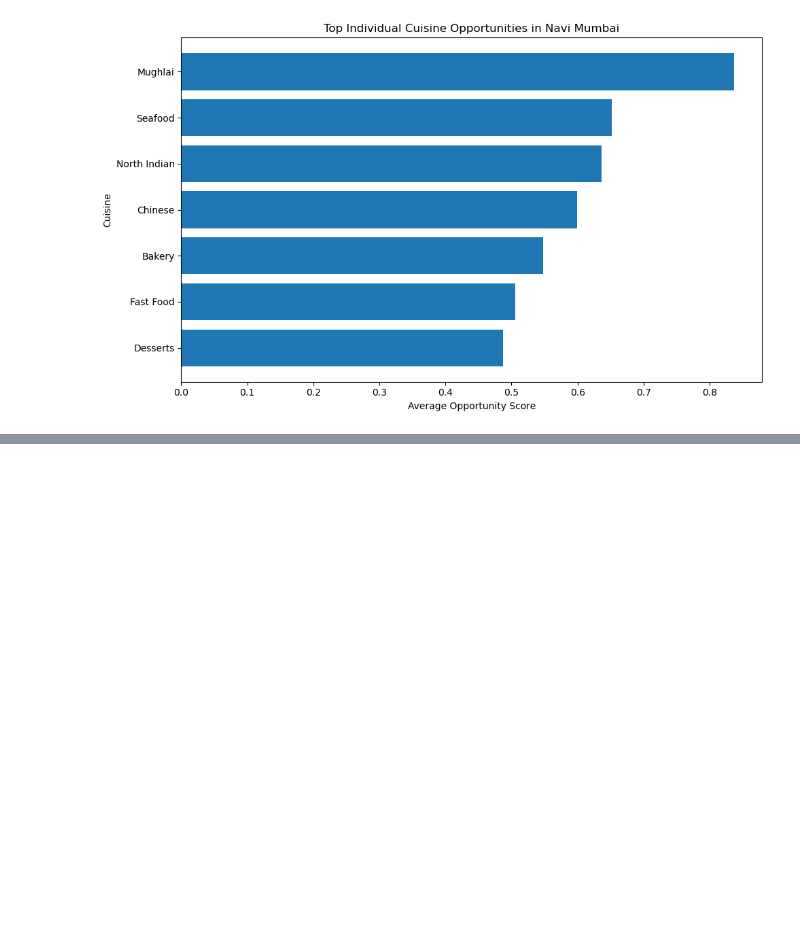
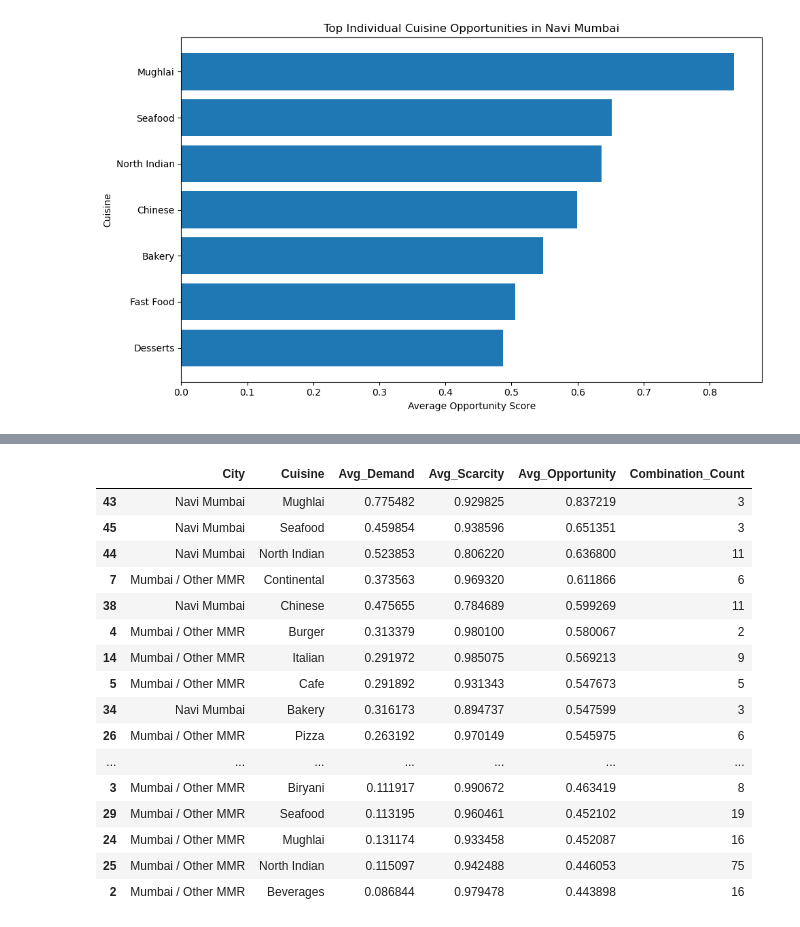
Before and after one commit to devika0624/mumbai-mmr-restaurant-market-intelligence, a Jupyter notebook: notebooks/02_mumbai_dataset_audit.ipynb, the cells around one changed output, grey strips where cells are left out. Cells and saved outputs as stored; diff of their text form; code cells hidden in the pictures; blank space fills up the shorter version.

```diff
--- a/notebooks/02_mumbai_dataset_audit.ipynb
+++ b/notebooks/02_mumbai_dataset_audit.ipynb
@@ -3852,0 +3915,31 @@ plt.show()
+# %%
+# Remove very small samples to make opportunity scores more reliable
+
+city_cuisine_reliable = city_cuisine[
+    city_cuisine["Combination_Count"] >= 2
+].copy()
+
+city_cuisine_reliable = city_cuisine_reliable.sort_values(
+    "Avg_Opportunity",
+    ascending=False
+)
+
+city_cuisine_reliable.head(20)
+# %% [output]
+|  | City | Cuisine | Avg_Demand | Avg_Scarcity | Avg_Opportunity | Combination_Count |
+| 43 | Navi Mumbai | Mughlai | 0.775482 | 0.929825 | 0.837219 | 3 |
+| 45 | Navi Mumbai | Seafood | 0.459854 | 0.938596 | 0.651351 | 3 |
+| 44 | Navi Mumbai | North Indian | 0.523853 | 0.806220 | 0.636800 | 11 |
+| 7 | Mumbai / Other MMR | Continental | 0.373563 | 0.969320 | 0.611866 | 6 |
+| 38 | Navi Mumbai | Chinese | 0.475655 | 0.784689 | 0.599269 | 11 |
+| 4 | Mumbai / Other MMR | Burger | 0.313379 | 0.980100 | 0.580067 | 2 |
+| 14 | Mumbai / Other MMR | Italian | 0.291972 | 0.985075 | 0.569213 | 9 |
+| 5 | Mumbai / Other MMR | Cafe | 0.291892 | 0.931343 | 0.547673 | 5 |
+| 34 | Navi Mumbai | Bakery | 0.316173 | 0.894737 | 0.547599 | 3 |
+| 26 | Mumbai / Other MMR | Pizza | 0.263192 | 0.970149 | 0.545975 | 6 |
+| ... | ... | ... | ... | ... | ... | ... |
+| 3 | Mumbai / Other MMR | Biryani | 0.111917 | 0.990672 | 0.463419 | 8 |
+| 29 | Mumbai / Other MMR | Seafood | 0.113195 | 0.960461 | 0.452102 | 19 |
+| 24 | Mumbai / Other MMR | Mughlai | 0.131174 | 0.933458 | 0.452087 | 16 |
+| 25 | Mumbai / Other MMR | North Indian | 0.115097 | 0.942488 | 0.446053 | 75 |
+| 2 | Mumbai / Other MMR | Beverages | 0.086844 | 0.979478 | 0.443898 | 16 |
```
Also changed, not shown: parts of 2 cells of this notebook, 1 other file.
